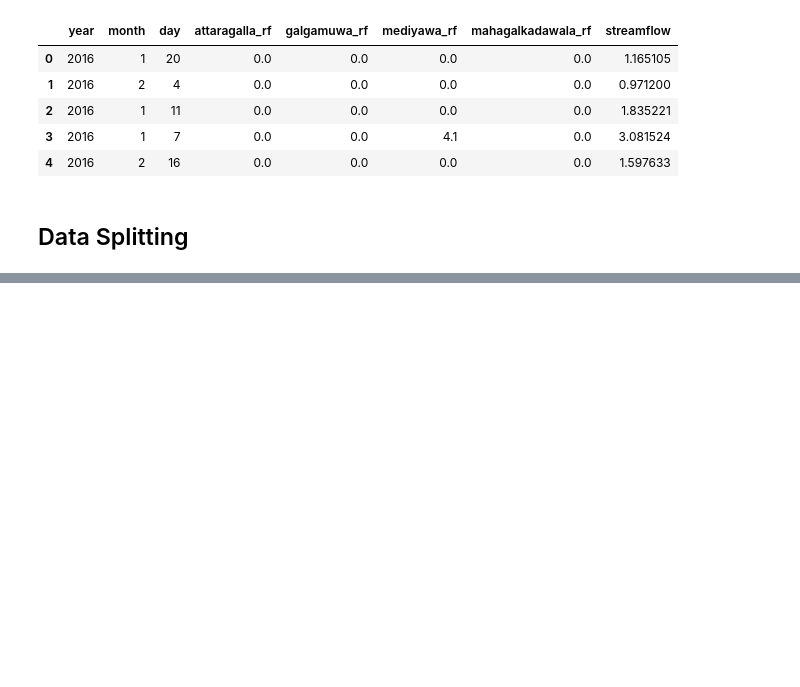
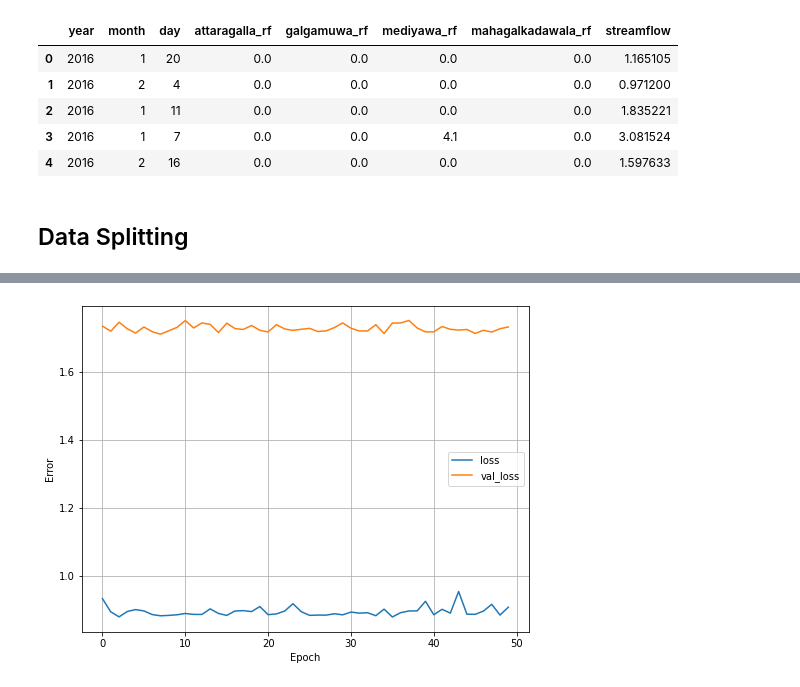
Before and after one commit to cepdnaclk/e17-6sp-Flood-Forecasting-System, a Jupyter notebook: ML/ML_LR.ipynb, the cells around one changed output, grey strips where cells are left out. Drawn from its saved outputs; the diff is of its cells as text; code cells hidden in the pictures; blank space fills up the shorter version.

Commit message:
AB#75 done implementation of Linear Regression model

```diff
--- a/ML/ML_LR.ipynb
+++ b/ML/ML_LR.ipynb
@@ -80,0 +93,3 @@ X_train.head()
+# %%
+model = tf.keras.models.Sequential([normalizer,layers.Dense(units=1)])
+model.summary()
@@ -80,0 +111,4 @@ X_train.head()
+# %%
+model.compile(optimizer= tf.optimizers.Adam(learning_rate=0.1),loss=keras.losses.MeanAbsoluteError())
+# %%
+history = model.fit(X_train,Y_train,epochs=50,verbose=1,validation_split=0.2)
@@ -80,0 +133,9 @@ X_train.head()
+# %%
+plt.plot(history.history['loss'],label='loss')
+plt.plot(history.history['val_loss'],label='val_loss')
+plt.xlabel('Epoch')
+plt.ylabel('Error')
+plt.legend()
+plt.grid(True)
+# %% [output]
+[figure, added]
```
Also changed, not shown: parts of 9 cells of this notebook.
